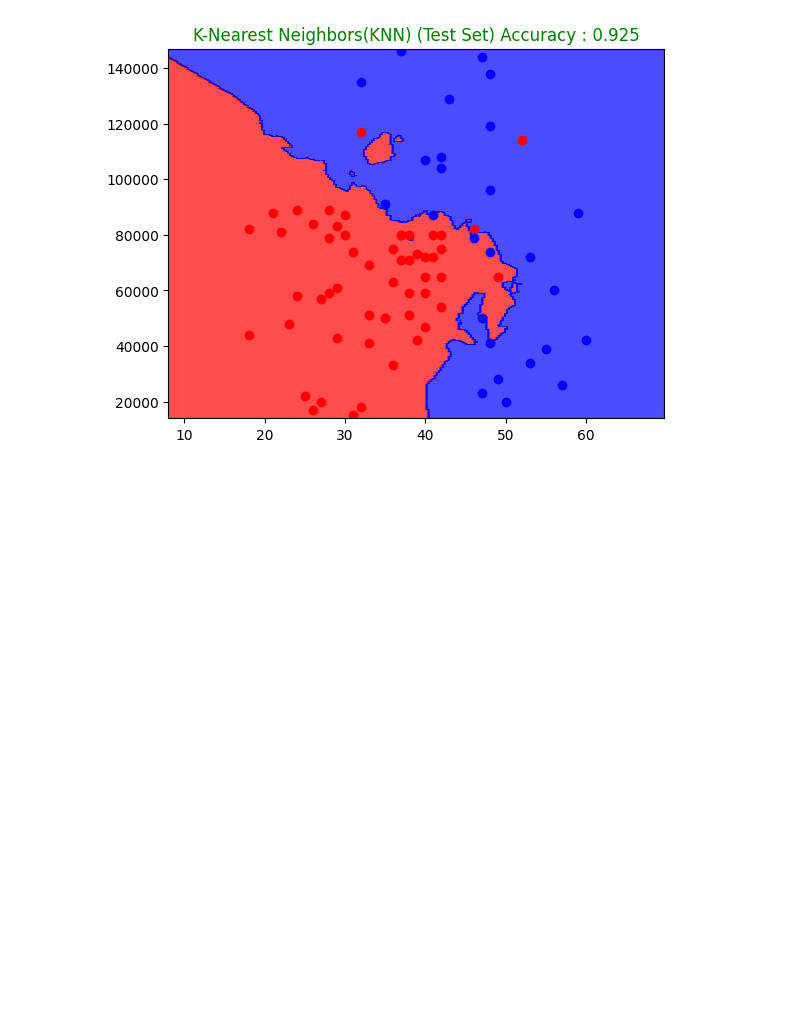
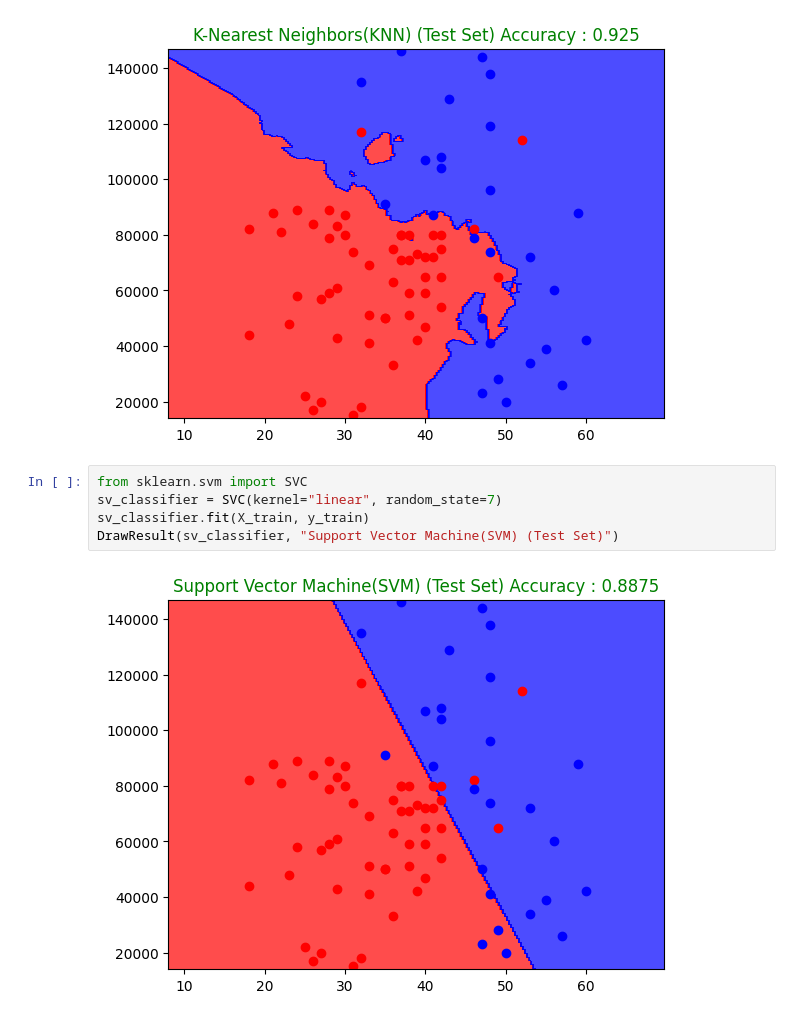
Before and after one commit to MrRainGuy/Machine-Learning-A-Z, a Jupyter notebook: My Own/Classification/Classification-models-all.ipynb, the cells around one changed output. Cells and saved outputs as stored; diff of their text form; blank space fills up the shorter version.

Commit message:
Visualising the Support Vector Machine

```diff
--- a/My Own/Classification/Classification-models-all.ipynb
+++ b/My Own/Classification/Classification-models-all.ipynb
@@ -41,3 +41,10 @@ knnclassifier.fit(X_train, y_train)
 DrawResult(knnclassifier, "K-Nearest Neighbors(KNN) (Test Set)")
 # %% [output]
 [figure]
+# %%
+from sklearn.svm import SVC
+sv_classifier = SVC(kernel="linear", random_state=7)
+sv_classifier.fit(X_train, y_train)
+DrawResult(sv_classifier, "Support Vector Machine(SVM) (Test Set)")
+# %% [output]
+[figure, added]
```
